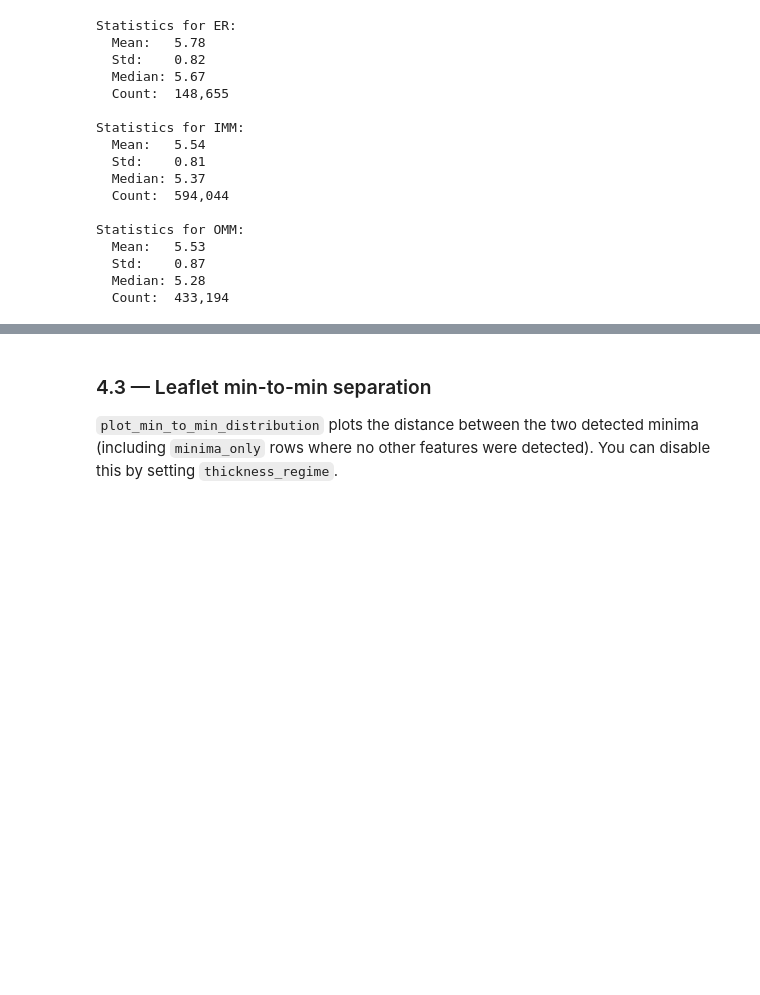
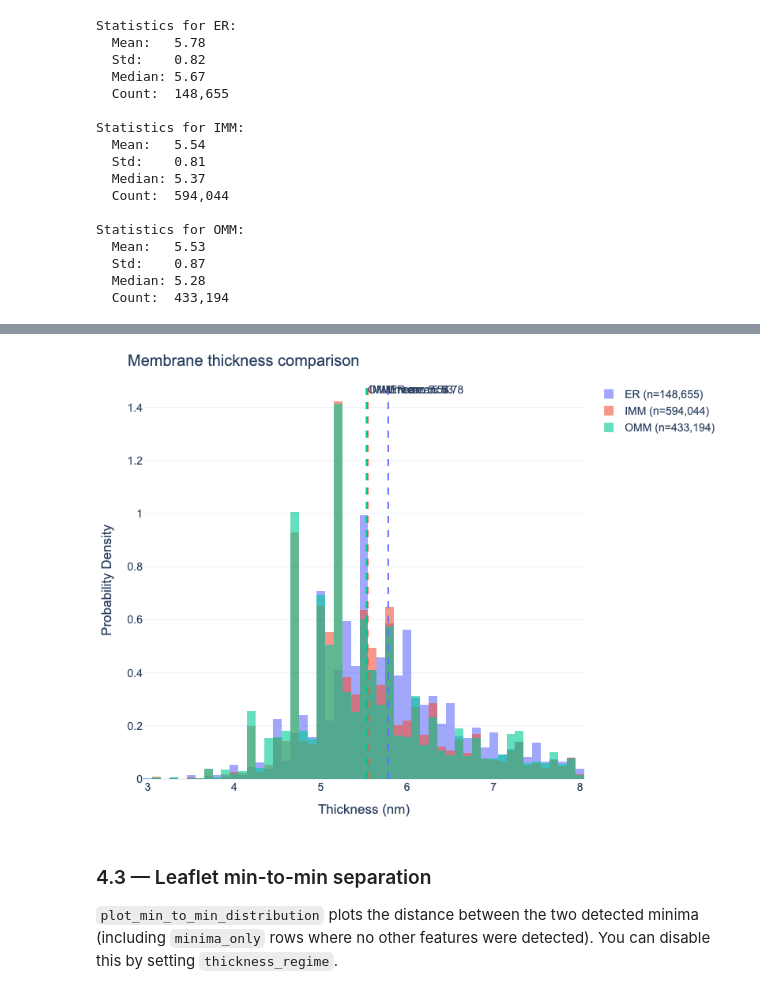
Before and after one commit to turonova/cryoCAT, a Jupyter notebook: docs/source/tutorials/membrane_thickness/memthick_analysis.ipynb, the cells around one changed output, grey strips where cells are left out. Cells and saved outputs as stored; diff of their text form; code cells hidden in the pictures; blank space fills up the shorter version.

```diff
--- a/docs/source/tutorials/membrane_thickness/memthick_analysis.ipynb
+++ b/docs/source/tutorials/membrane_thickness/memthick_analysis.ipynb
@@ -373,5 +374,6 @@ Statistics for OMM:
   Median: 5.28
   Count:  433,194
 # %%
-IFrame("plots/thickness_distribution_comparison.html", width=800, height=600)
+#IFrame("plots/thickness_distribution_comparison.html", width=800, height=600)
+Image("plots/thickness_distribution_comparison.png", width=800, height=600)
 # %% [output]
@@ -379,3 +380,4 @@ IFrame("plots/thickness_distribution_comparison.html", width=800, height=600)
+[figure, added]
 # %% [markdown]
 ### 4.3 — Leaflet min-to-min separation
 
```
Also changed, not shown: parts of 39 cells of this notebook, 39 other files.
